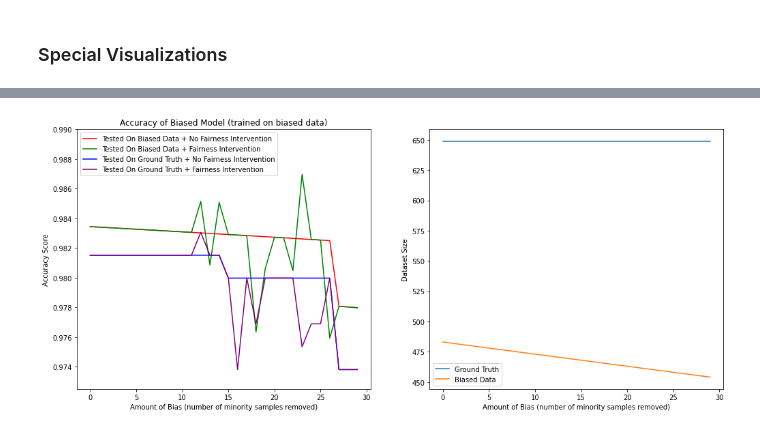
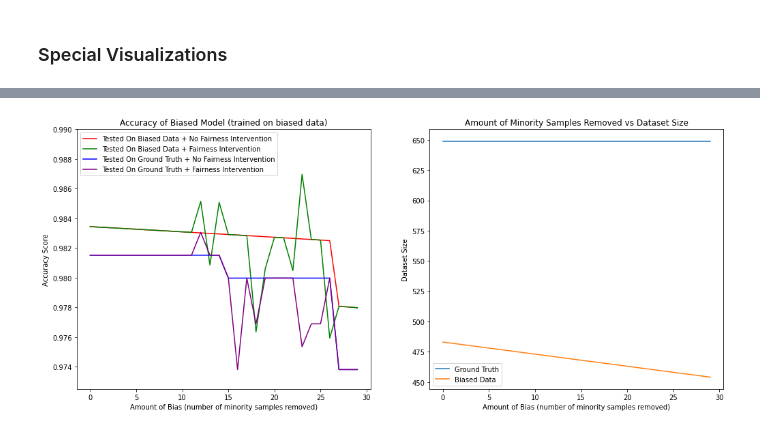
Before and after one commit to mnagired/fairness-sandbox, a Jupyter notebook: under.ipynb, the cells around one changed output, grey strips where cells are left out. Cells and saved outputs as stored; diff of their text form; code cells hidden in the pictures.

Commit message:
visualization fix

```diff
--- a/under.ipynb
+++ b/under.ipynb
@@ -707,29 +604,29 @@ for i in range(30):
 # %%
 plt.figure(figsize=(17,7))
 
 plt.subplot(1,2,1)
 plt.plot(bias_amts, accuracy_on_biased, label = 'Tested On Biased Data + No Fairness Intervention', color = "red")
 plt.plot(bias_amts, accuracy_on_biased_mitigated, label = 'Tested On Biased Data + Fairness Intervention', color = "green")
 plt.plot(bias_amts, accuracy_on_true, label = 'Tested On Ground Truth + No Fairness Intervention', color = "blue")
 plt.plot(bias_amts, accuracy_on_true_mitigated, label = 'Tested On Ground Truth + Fairness Intervention', color = "purple")
 plt.xlabel("Amount of Bias (number of minority samples removed)")
 plt.ylabel("Accuracy Score")
 #plt.axhline(y=accuracy_score(y_pred_truth, y_true), color = "green", label = "Ground Truth Model On Ground Truth Data", alpha = 0.5)
 plt.title("Accuracy of Biased Model (trained on biased data)")
 plt.ylim(0.9725, 0.99)
 plt.legend()
 
 plt.subplot(1,2,2)
 plt.plot(bias_amts, dataset_size_true, label = 'Ground Truth')
 plt.plot(bias_amts, dataset_size_bias, label = 'Biased Data')
 plt.xlabel("Amount of Bias (number of minority samples removed)")
 plt.ylabel("Dataset Size")
-plt.title("Amount of Minority Samples Removed + Dataset Size")
+plt.title("Amount of Minority Samples Removed vs Dataset Size")
 plt.legend()
 
 plt.show()
 # %% [output]
-[figure, old version]
+[figure, new version]
 # %%
 plt.plot(bias_amts, eod_on_biased, label = 'On Biased Data + No Fairness Intervention', color = "red")
 plt.plot(bias_amts, eod_on_true, label = 'On Ground Truth + No Fairness Intervention', color = "blue")
```
Also changed, not shown: parts of 10 cells of this notebook.
